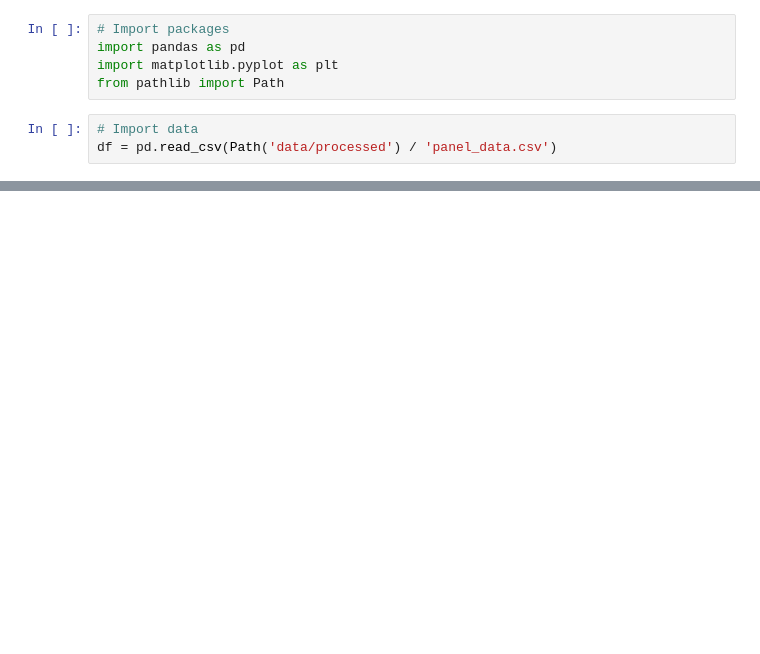
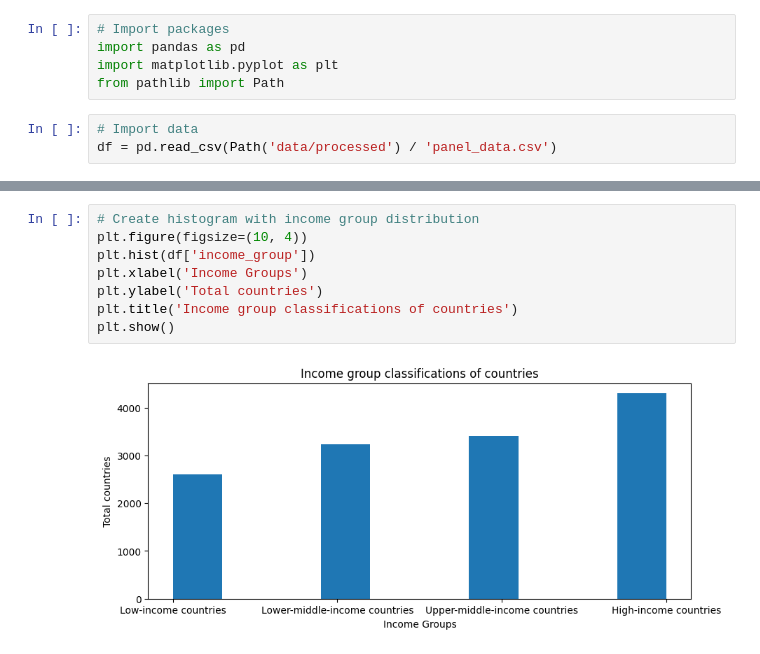
Before and after one commit to RadostTrak/trade-growth-panel-analysis, a Jupyter notebook: 02_data_exploration.ipynb, the cells around one changed output, grey strips where cells are left out. Saved outputs shown, nothing was run; the diff lists cells and outputs as text; blank space fills up the shorter version.

```diff
--- a/02_data_exploration.ipynb
+++ b/02_data_exploration.ipynb
@@ -45,0 +72,10 @@ line_plot(df, 'trade_gdp')
+# %%
+# Create histogram with income group distribution
+plt.figure(figsize=(10, 4))
+plt.hist(df['income_group'])
+plt.xlabel('Income Groups')
+plt.ylabel('Total countries')
+plt.title('Income group classifications of countries')
+plt.show()
+# %% [output]
+[figure, added]
```
Also changed, not shown: parts of 6 cells of this notebook.
